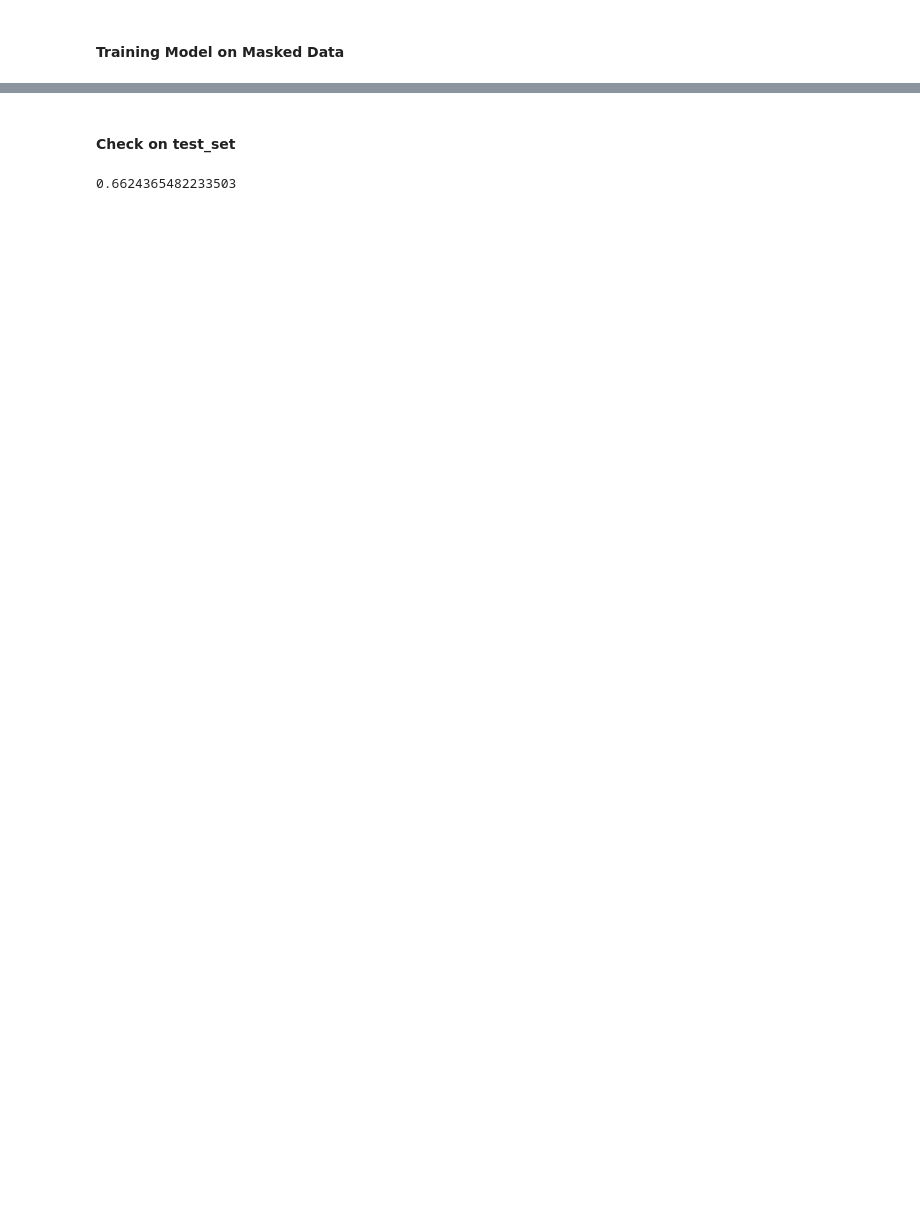
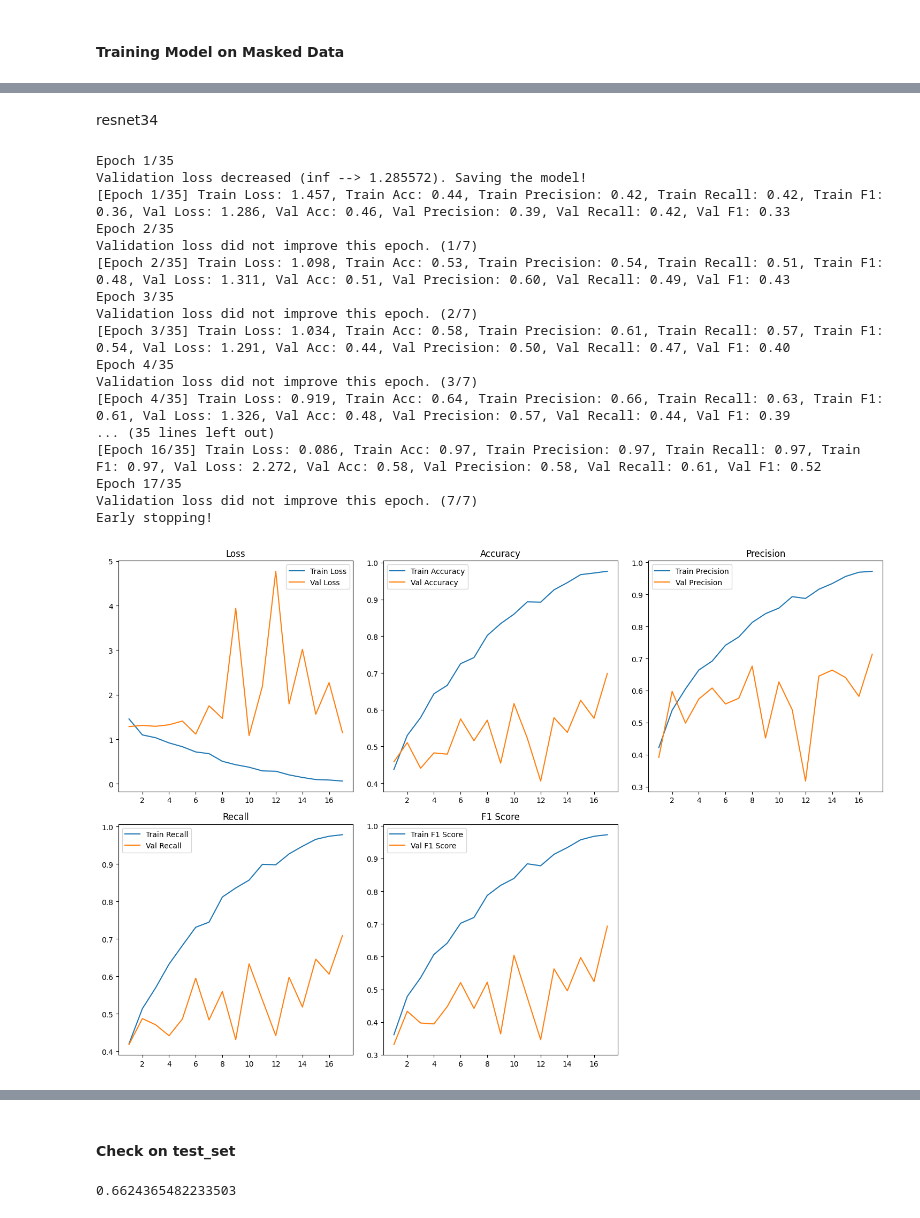
Before and after one commit to Alpgirl/Skoltech_Machine_learning-2024, a Jupyter notebook: Classification/MRI_Tumor_Classification.ipynb, the cells around one changed output, grey strips where cells are left out. Drawn from its saved outputs; the diff is of its cells as text; code cells hidden in the pictures; blank space fills up the shorter version.

```diff
--- a/Classification/MRI_Tumor_Classification.ipynb
+++ b/Classification/MRI_Tumor_Classification.ipynb
@@ -486,0 +614,23 @@ Early stopping!
+# %% [markdown]
+resnet34
+# %%
+train_model(masked_train_loader, masked_val_loader, clf, criterion, opt, scheduler, device, n_epochs=35)
+# %% [output]
+Epoch 1/35
+Validation loss decreased (inf --> 1.285572). Saving the model!
+[Epoch 1/35] Train Loss: 1.457, Train Acc: 0.44, Train Precision: 0.42, Train Recall: 0.42, Train F1: 0.36, Val Loss: 1.286, Val Acc: 0.46, Val Precision: 0.39, Val Recall: 0.42, Val F1: 0.33
+Epoch 2/35
+Validation loss did not improve this epoch. (1/7)
+[Epoch 2/35] Train Loss: 1.098, Train Acc: 0.53, Train Precision: 0.54, Train Recall: 0.51, Train F1: 0.48, Val Loss: 1.311, Val Acc: 0.51, Val Precision: 0.60, Val Recall: 0.49, Val F1: 0.43
+Epoch 3/35
+Validation loss did not improve this epoch. (2/7)
+[Epoch 3/35] Train Loss: 1.034, Train Acc: 0.58, Train Precision: 0.61, Train Recall: 0.57, Train F1: 0.54, Val Loss: 1.291, Val Acc: 0.44, Val Precision: 0.50, Val Recall: 0.47, Val F1: 0.40
+Epoch 4/35
+Validation loss did not improve this epoch. (3/7)
+[Epoch 4/35] Train Loss: 0.919, Train Acc: 0.64, Train Precision: 0.66, Train Recall: 0.63, Train F1: 0.61, Val Loss: 1.326, Val Acc: 0.48, Val Precision: 0.57, Val Recall: 0.44, Val F1: 0.39
+... (35 lines left out)
+[Epoch 16/35] Train Loss: 0.086, Train Acc: 0.97, Train Precision: 0.97, Train Recall: 0.97, Train F1: 0.97, Val Loss: 2.272, Val Acc: 0.58, Val Precision: 0.58, Val Recall: 0.61, Val F1: 0.52
+Epoch 17/35
+Validation loss did not improve this epoch. (7/7)
+Early stopping!
+[figure, added]
```
Also changed, not shown: parts of 48 cells of this notebook.
